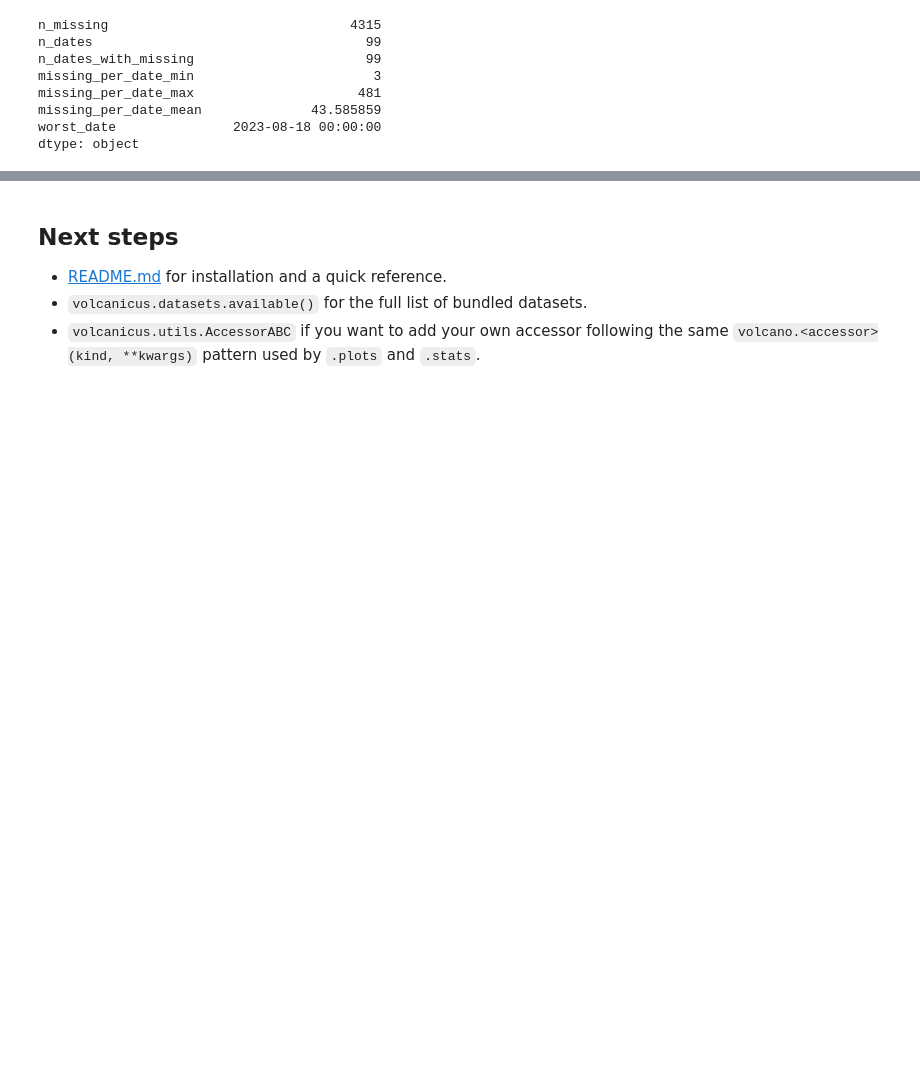
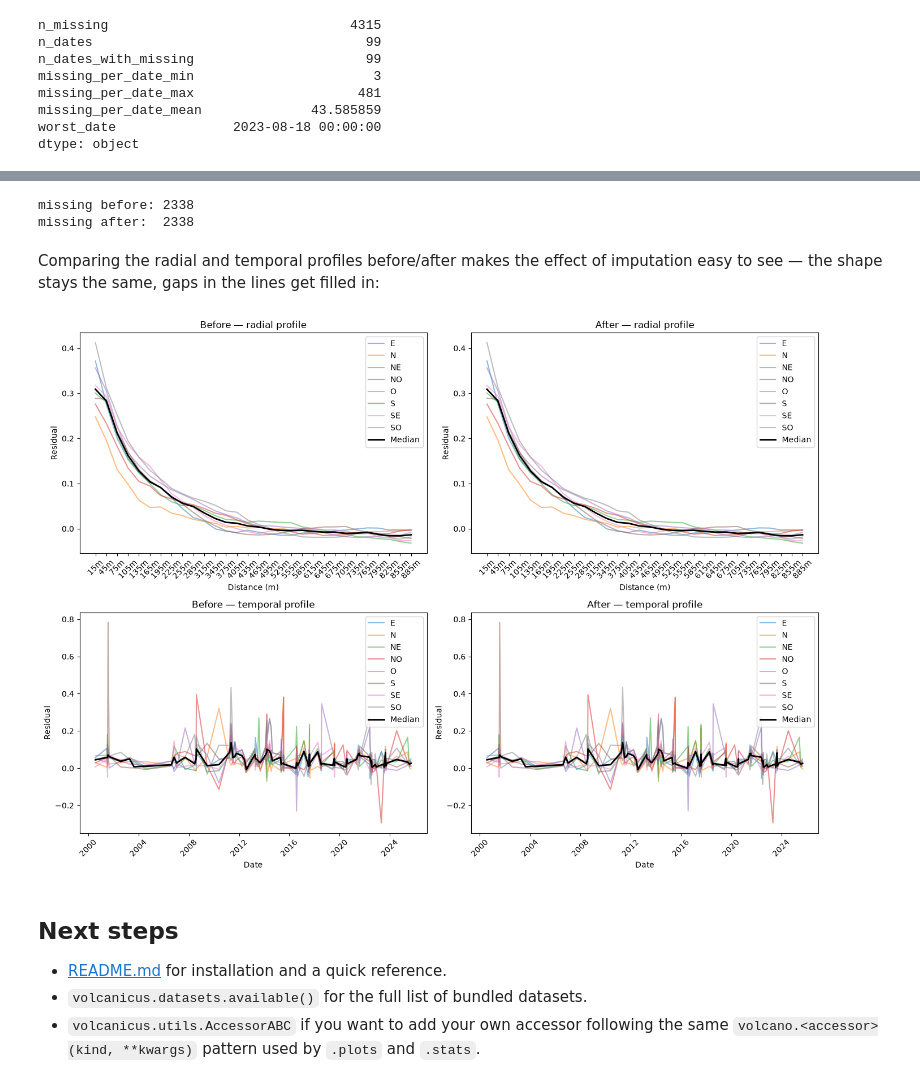
Before and after one commit to leliel12/volcanicus, a Jupyter notebook: notebooks/tutorial.ipynb, the cells around one changed output, grey strips where cells are left out. Cells and saved outputs as stored; diff of their text form; code cells hidden in the pictures; blank space fills up the shorter version.

```diff
--- a/notebooks/tutorial.ipynb
+++ b/notebooks/tutorial.ipynb
@@ -217,3 +222,31 @@ dtype: object
+# %%
+imputed = etna.impute()
+
+print("missing before:", etna.missing_report()["n_missing"])
+print("missing after: ", imputed.missing_report()["n_missing"])
+# %% [output]
+missing before: 2338
+missing after:  2338
+# %% [markdown]
+Comparing the radial and temporal profiles before/after makes the effect of imputation easy to see — the shape stays the same, gaps in the lines get filled in:
+# %%
+fig, axes = plt.subplots(2, 2, figsize=(14, 10))
+
+etna.plots.radial_profile(ax=axes[0, 0])
+axes[0, 0].set_title("Before — radial profile")
+
+imputed.plots.radial_profile(ax=axes[0, 1])
+axes[0, 1].set_title("After — radial profile")
+
+etna.plots.temporal_profile(ax=axes[1, 0])
+axes[1, 0].set_title("Before — temporal profile")
+
+imputed.plots.temporal_profile(ax=axes[1, 1])
+axes[1, 1].set_title("After — temporal profile")
+
+fig.tight_layout()
+# %% [output]
+[figure, added]
 # %% [markdown]
 ## Next steps
 
```
Also changed, not shown: parts of 11 cells of this notebook, 4 other files.
